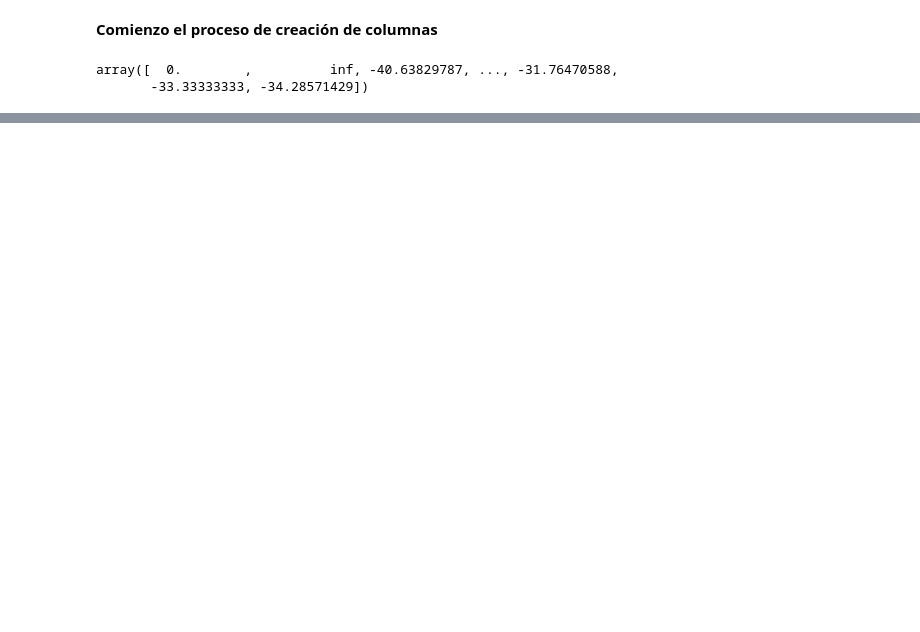
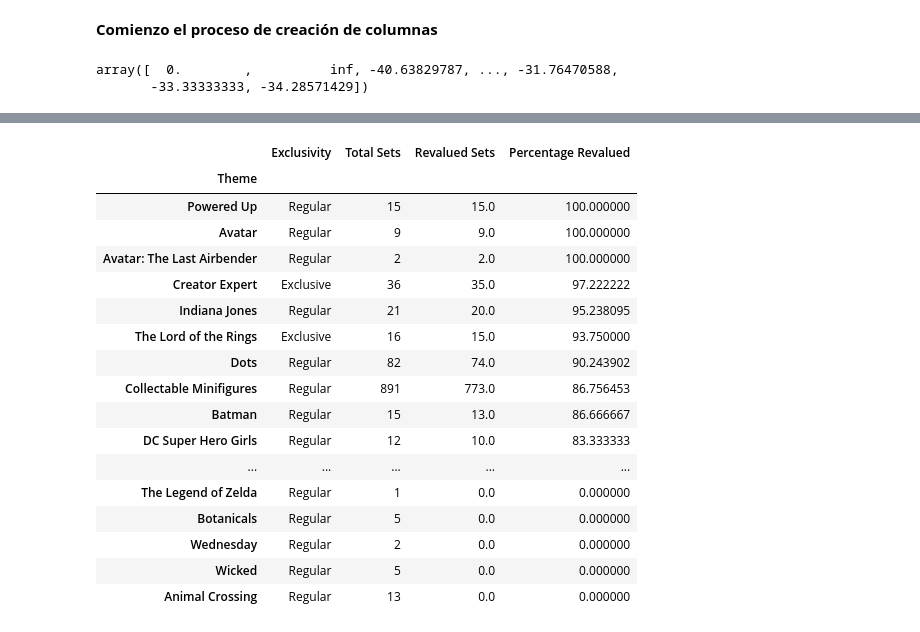
Before and after one commit to luismrtnzgl/ironbrick, a Jupyter notebook: 01_Data_Cleaning/01_Data_cleaning.ipynb, the cells around one changed output, grey strips where cells are left out. Drawn from its saved outputs; the diff is of its cells as text; code cells hidden in the pictures; blank space fills up the shorter version.

```diff
--- a/01_Data_Cleaning/01_Data_cleaning.ipynb
+++ b/01_Data_Cleaning/01_Data_cleaning.ipynb
@@ -323,0 +407,8 @@ array([  0.        ,          inf, -40.63829787, ..., -31.76470588,
+# %%
+# Calculamos el porcentaje de aumento anual del precio desde que el set fue retirado
+df_lego['AnnualPercentageIncrease'] = ((df_lego['BrickLinkSoldPriceNew'] - df_lego['USRetailPrice']) /
+                                       (df_lego['USRetailPrice'] * df_lego['YearsSinceExit'])) * 100
+
+# Reemplazamos valores infinitos o NaN (por si hay YearsSinceExit o USRetailPrice en 0)
+df_lego.replace([np.inf, -np.inf], np.nan, inplace=True)
+df_lego['AnnualPercentageIncrease'].fillna(0, inplace=True)
@@ -323,0 +468,24 @@ array([  0.        ,          inf, -40.63829787, ..., -31.76470588,
+# %%
+# Recalcular AnnualPercentageIncrease
+df_lego['AnnualPercentageIncrease'] = ((df_lego['BrickLinkSoldPriceNew'] - df_lego['USRetailPrice']) /
+                                       (df_lego['USRetailPrice'] * df_lego['YearsSinceExit'])) * 100
+
+# Reemplazar valores infinitos o NaN
+df_lego.replace([np.inf, -np.inf], np.nan, inplace=True)
+df_lego['AnnualPercentageIncrease'].fillna(0, inplace=True)
+
+# Contar la cantidad de sets con revalorización (AnnualPercentageIncrease ≠ 0) por Theme
+theme_revalued_counts = df_lego[df_lego['AnnualPercentageIncrease'] != 0].groupby('Theme').size()
+
+# Contar el total de sets por Theme
+theme_total_counts = df_lego.groupby('Theme').size()
+
+# Calcular el porcentaje de sets revalorizados en cada tema
+theme_revaluation_percentage = (theme_revalued_counts / theme_total_counts) * 100
+
+# Unir en un solo dataframe para mejor visualización
+theme_analysis = pd.DataFrame({
+    "Total Sets": theme_total_counts,
+    "Revalued Sets": theme_revalued_counts,
+    "Percentage Revalued": theme_revaluation_percentage
+}).fillna(0).sort_values(by="Percentage Revalued", ascending=False)
@@ -324,3 +499,35 @@ array([  0.        ,          inf, -40.63829787, ..., -31.76470588,
+# %%
+# Incluir la columna 'Exclusivity' en el análisis
+
+# Obtener la exclusividad más común por tema
+theme_exclusivity = df_lego.groupby('Theme')['Exclusivity'].agg(lambda x: x.mode().iloc[0] if not x.mode().empty else 'None')
+
+# Añadir la columna 'Exclusivity' al análisis ya hecho
+theme_analysis['Exclusivity'] = theme_exclusivity
+
+# Reorganizar columnas para mejor visualización
+theme_analysis = theme_analysis[['Exclusivity', 'Total Sets', 'Revalued Sets', 'Percentage Revalued']]
+# %%
+theme_analysis
+# %% [output]
+|  | Exclusivity | Total Sets | Revalued Sets | Percentage Revalued |
+| Theme |  |  |  |  |
+| Powered Up | Regular | 15 | 15.0 | 100.000000 |
+| Avatar | Regular | 9 | 9.0 | 100.000000 |
+| Avatar: The Last Airbender | Regular | 2 | 2.0 | 100.000000 |
+| Creator Expert | Exclusive | 36 | 35.0 | 97.222222 |
+| Indiana Jones | Regular | 21 | 20.0 | 95.238095 |
+| The Lord of the Rings | Exclusive | 16 | 15.0 | 93.750000 |
+| Dots | Regular | 82 | 74.0 | 90.243902 |
+| Collectable Minifigures | Regular | 891 | 773.0 | 86.756453 |
+| Batman | Regular | 15 | 13.0 | 86.666667 |
+| DC Super Hero Girls | Regular | 12 | 10.0 | 83.333333 |
+| ... | ... | ... | ... | ... |
+| The Legend of Zelda | Regular | 1 | 0.0 | 0.000000 |
+| Botanicals | Regular | 5 | 0.0 | 0.000000 |
+| Wednesday | Regular | 2 | 0.0 | 0.000000 |
+| Wicked | Regular | 5 | 0.0 | 0.000000 |
+| Animal Crossing | Regular | 13 | 0.0 | 0.000000 |
 # %%
 df_lego
 # %% [output]
```
Also changed, not shown: parts of 31 cells of this notebook, 1 other file.
